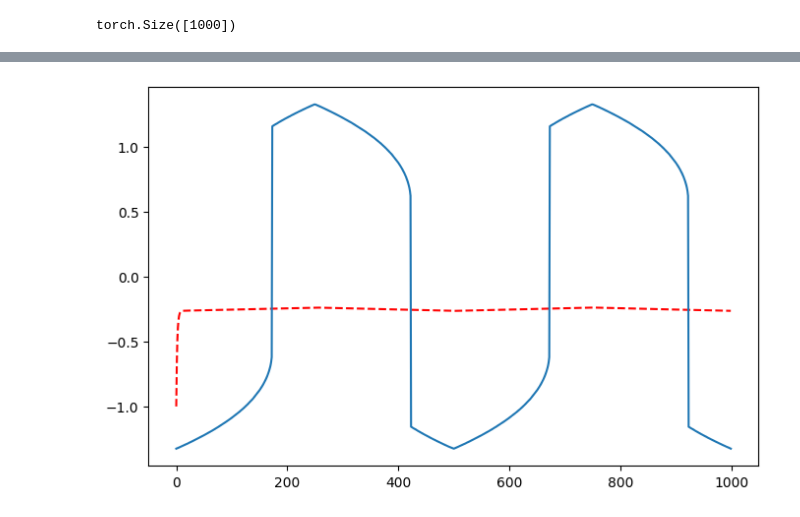
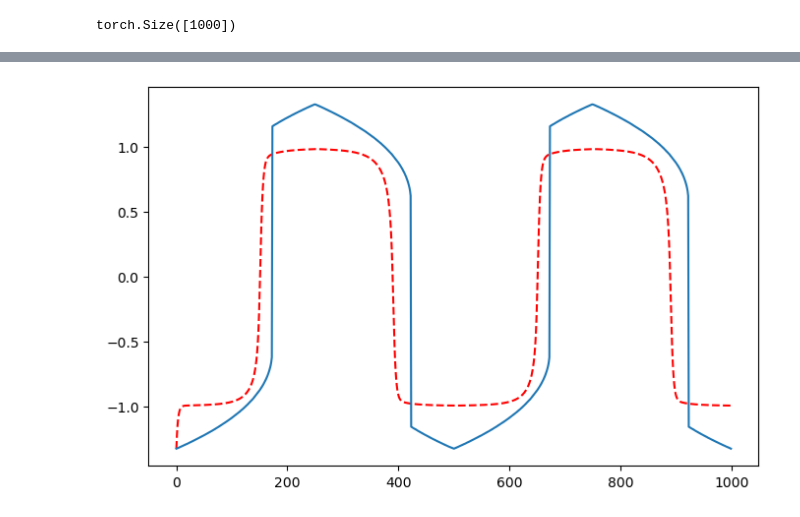
Before and after one commit to MalachiteWind/stable_node_control, a Jupyter notebook: learn_f_g.ipynb, the cells around one changed output, grey strips where cells are left out. Cells and saved outputs as stored; diff of their text form; code cells hidden in the pictures.

```diff
--- a/learn_f_g.ipynb
+++ b/learn_f_g.ipynb
@@ -124,7 +141,7 @@ class ODEModel(nn.Module):
 # %%
 
 x_true = torch.tensor(X, dtype=torch.float32,device=device)
-x0 = torch.tensor([[-1.0]], requires_grad=True, device=device)
+x0 = torch.tensor([[x_true[0]]],requires_grad = True, device=device)
 dim_in = 1
 dim_out = 1
 f = FTerm(dim_in, dim_out).to(device)
@@ -189,11 +209,7 @@ Epoch 99: Loss = 1.3772
 # %%
-fig, ax = plt.subplots(1,1, figsize=(8,5))
 
-x_pred = odeint(lambda t, x: ode_model(t,x,lam_func), x0, t_span)
 
-ax.plot(x_pred.squeeze().detach().cpu().numpy(), linestyle='--',c='red')
-ax.plot(x_true.squeeze().detach().cpu().numpy(),)
-plt.show()
+x_pred = odeint(lambda t, x: ode_model(t,x,lam_func), x0, t_span,method='rk4')
 # %% [output]
-[figure, old version]
+[figure, new version]
 # %%
```
Also changed, not shown: parts of 20 cells of this notebook, 2 other files.
